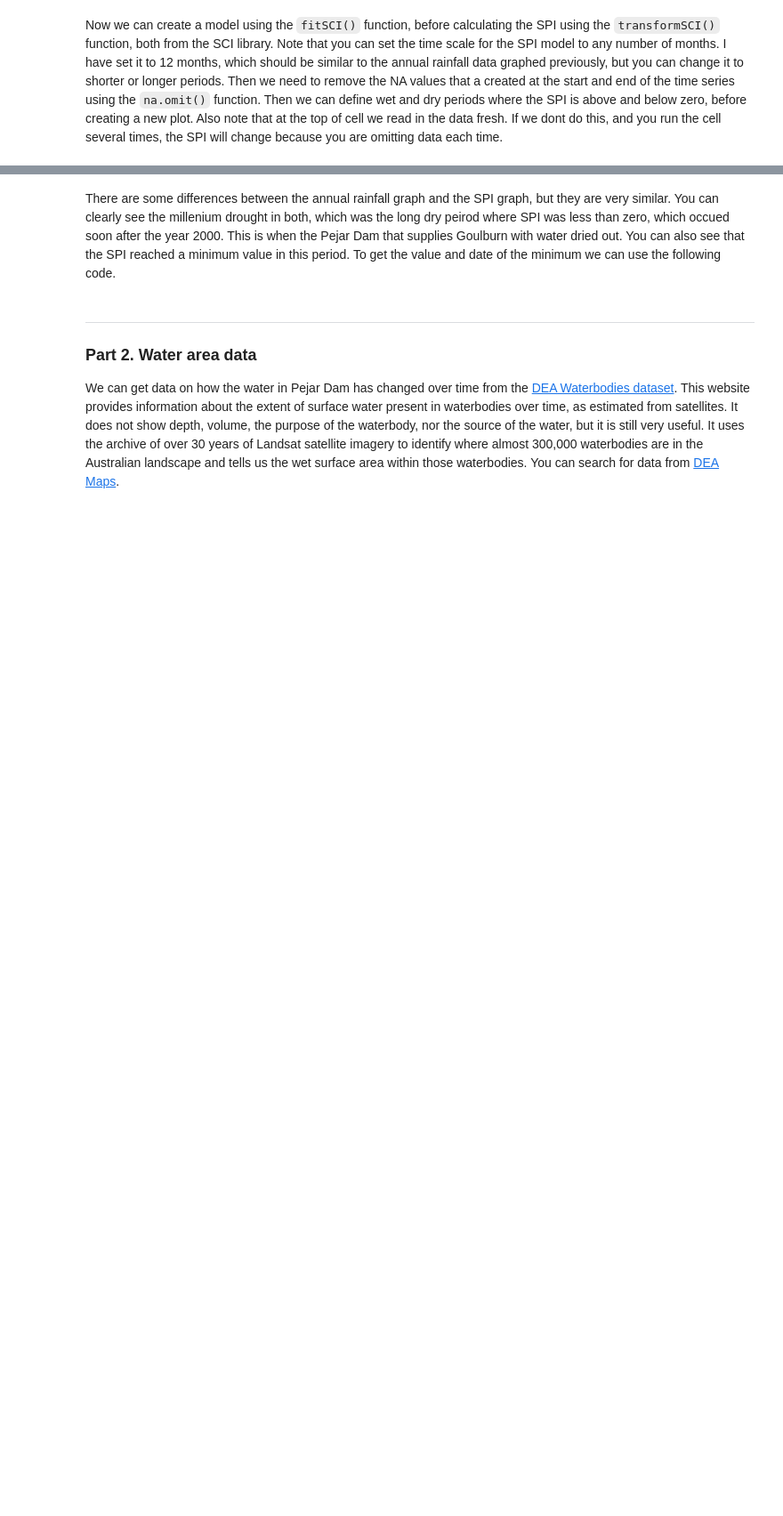
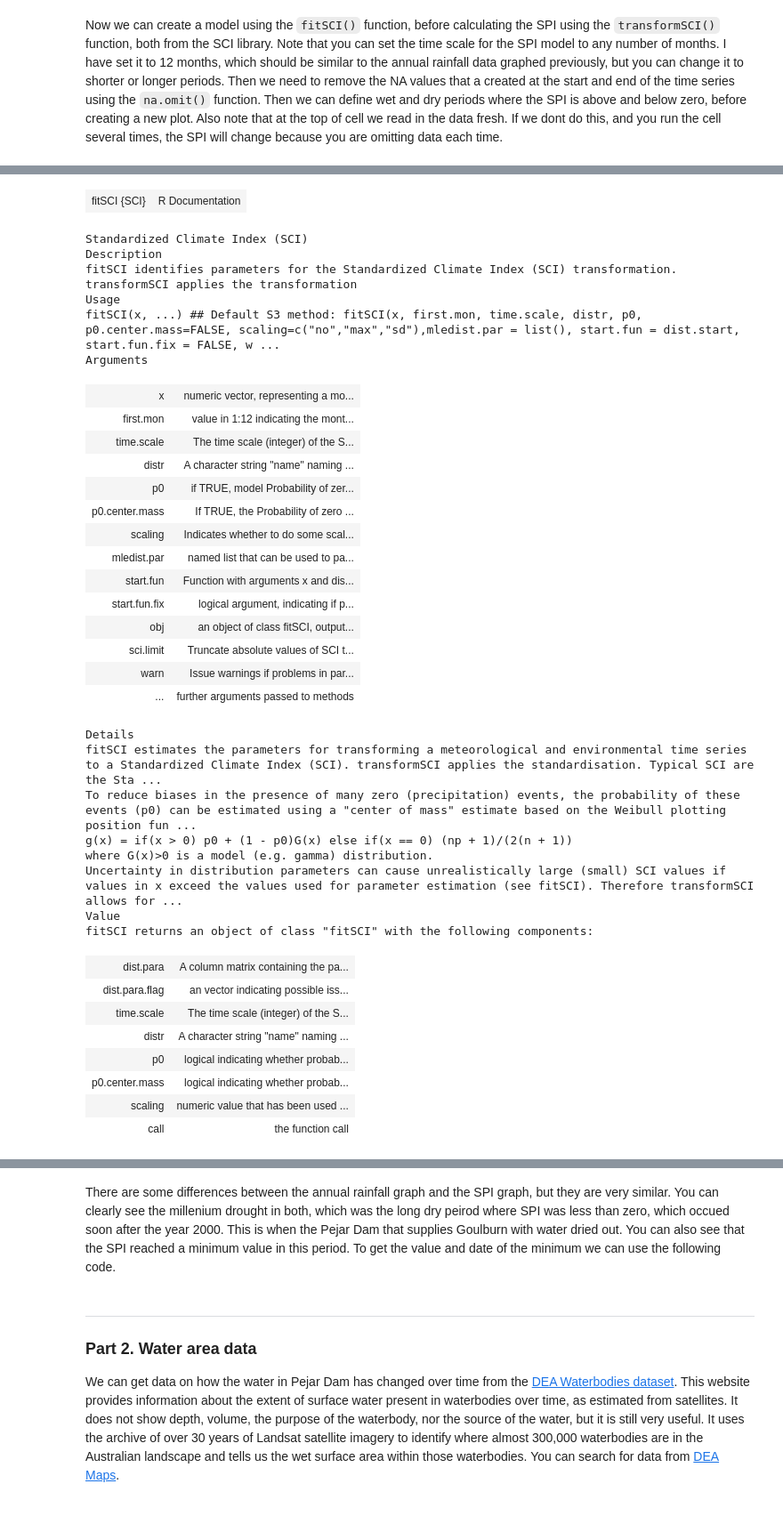
Before and after one commit to adrian-g-fisher/bees1041, a Jupyter notebook: bees1041_notebook_2.ipynb, the cells around one changed output, grey strips where cells are left out. Shown at 89% size. Saved outputs shown, nothing was run; the diff lists cells and outputs as text; code cells hidden in the pictures; blank space fills up the shorter version.

```diff
--- a/bees1041_notebook_2.ipynb
+++ b/bees1041_notebook_2.ipynb
@@ -108,0 +171,40 @@ ggplot(rainfall_data, aes(x = date, y = spi)) +
+# %%
+help(fitSCI)
+# %% [output]
+| fitSCI {SCI} | R Documentation |
+Standardized Climate Index (SCI)
+Description
+fitSCI identifies parameters for the Standardized Climate Index (SCI) transformation. transformSCI applies the transformation
+Usage
+fitSCI(x, ...) ## Default S3 method: fitSCI(x, first.mon, time.scale, distr, p0, p0.center.mass=FALSE, scaling=c("no","max","sd"),mledist.par = list(), start.fun = dist.start, start.fun.fix = FALSE, w ...
+Arguments
+| x | numeric vector, representing a mo... |
+| first.mon | value in 1:12 indicating the mont... |
+| time.scale | The time scale (integer) of the S... |
+| distr | A character string "name" naming ... |
+| p0 | if TRUE, model Probability of zer... |
+| p0.center.mass | If TRUE, the Probability of zero ... |
+| scaling | Indicates whether to do some scal... |
+| mledist.par | named list that can be used to pa... |
+| start.fun | Function with arguments x and dis... |
+| start.fun.fix | logical argument, indicating if p... |
+| obj | an object of class fitSCI, output... |
+| sci.limit | Truncate absolute values of SCI t... |
+| warn | Issue warnings if problems in par... |
+| ... | further arguments passed to methods |
+Details
+fitSCI estimates the parameters for transforming a meteorological and environmental time series to a Standardized Climate Index (SCI). transformSCI applies the standardisation. Typical SCI are the Sta ...
+To reduce biases in the presence of many zero (precipitation) events, the probability of these events (p0) can be estimated using a "center of mass" estimate based on the Weibull plotting position fun ...
+g(x) = if(x > 0) p0 + (1 - p0)G(x) else if(x == 0) (np + 1)/(2(n + 1))
+where G(x)>0 is a model (e.g. gamma) distribution.
+Uncertainty in distribution parameters can cause unrealistically large (small) SCI values if values in x exceed the values used for parameter estimation (see fitSCI). Therefore transformSCI allows for ...
+Value
+fitSCI returns an object of class "fitSCI" with the following components:
+| dist.para | A column matrix containing the pa... |
+| dist.para.flag | an vector indicating possible iss... |
+| time.scale | The time scale (integer) of the S... |
+| distr | A character string "name" naming ... |
+| p0 | logical indicating whether probab... |
+| p0.center.mass | logical indicating whether probab... |
+| scaling | numeric value that has been used ... |
+| call | the function call |
```
Also changed, not shown: parts of 12 cells of this notebook, 4 other files.
